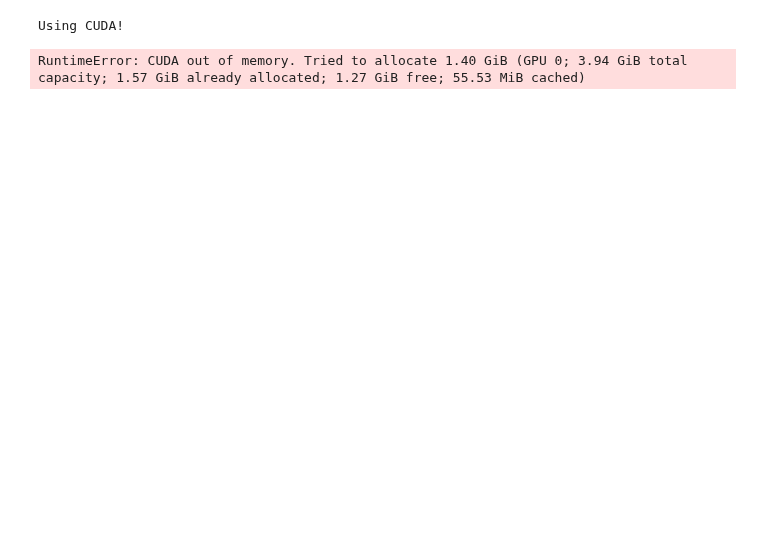
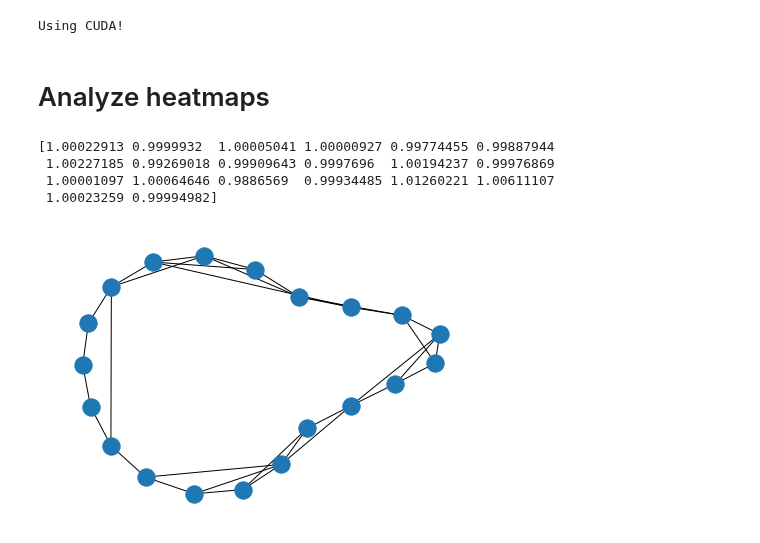
Before and after one commit to dschaub95/FINDER-TSP, a Jupyter notebook: graph_preprocessing.ipynb, the cells around one changed output. Cells and saved outputs as stored; diff of their text form; code cells hidden in the pictures; blank space fills up the shorter version.

```diff
--- a/graph_preprocessing.ipynb
+++ b/graph_preprocessing.ipynb
@@ -42,13 +43,11 @@ tsp_loader = TSP_loader()
 # %%
 g_list = tsp_loader.load_multi_tsp_as_nx(data_dir=f'{path}/{folder}', scale_factor=0.000001, start_index=0)
 gcn_api.load_nx_test_set(graph_list=g_list, num_nodes=NUM_NODES)
-result = gcn_api.run_test(batch_size=25)
+result = gcn_api.run_test(batch_size=100)
 save_path = f'{path}/{folder}/heatmaps'
 create_dir(save_path)
 file_name = f'{folder}_heatmaps.npy'
 np.save(file=f'{save_path}/{file_name}', arr=np.array(result))
-# %% [output]
-RuntimeError: CUDA out of memory. Tried to allocate 1.40 GiB (GPU 0; 3.94 GiB total capacity; 1.57 GiB already allocated; 1.27 GiB free; 55.53 MiB cached)
 # %%
 for i in range(200):
     g_list = tsp_loader.load_multi_tsp_as_nx(data_dir=f'{path}/{folder}', scale_factor=10**(-6), start_index=i*1000, end_index=(i+1)*1000)
@@ -59,3 +58,5 @@ for i in range(200):
     t = i * 1000
     file_name = f'{folder}_heatmaps_{t}-{t+1000}.npy'
     np.save(file=f'{save_path}/{file_name}', arr=np.array(result))
+# %% [markdown]
+# Analyze heatmaps
@@ -61,0 +67,20 @@ for i in range(200):
+# %%
+import matplotlib.pyplot as plt
+import networkx as nx
+# plt.imshow(result[4])
+print(np.round(result[9],15).sum(axis=0))
+g = nx.convert_matrix.from_numpy_matrix(np.round(result[9],15))
+nx.draw(g)
+for i in range(1000):
+    g = nx.convert_matrix.from_numpy_matrix(np.round(result[i],15))
+    num_edges = g.number_of_edges()
+    # print(num_edges)
+    num_components = nx.number_connected_components(g)
+    if num_components != 1:
+        print(num_components)
+# %% [output]
+[1.00022913 0.9999932  1.00005041 1.00000927 0.99774455 0.99887944
+ 1.00227185 0.99269018 0.99909643 0.9997696  1.00194237 0.99976869
+ 1.00001097 1.00064646 0.9886569  0.99934485 1.01260221 1.00611107
+ 1.00023259 0.99994982]
+[figure, added]
```
Also changed, not shown: parts of 2 cells of this notebook.
